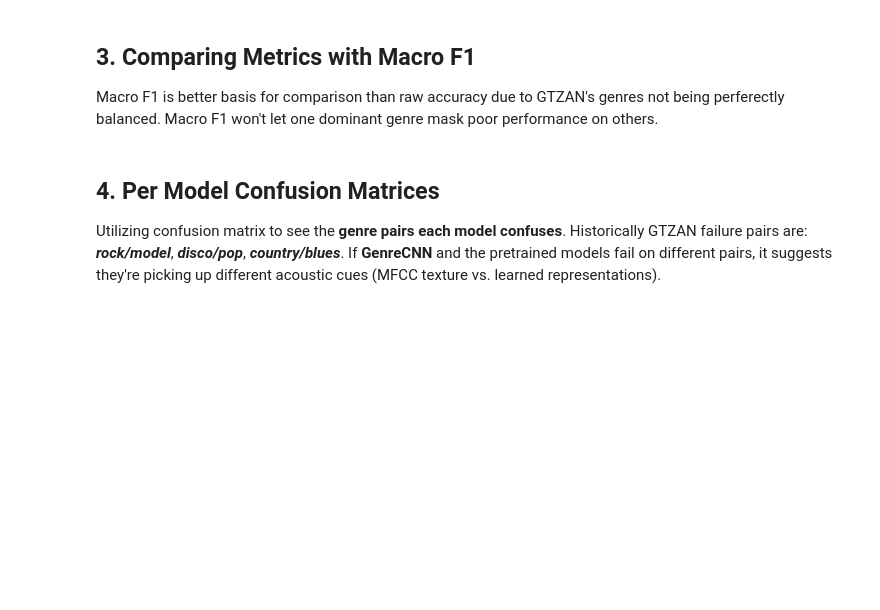
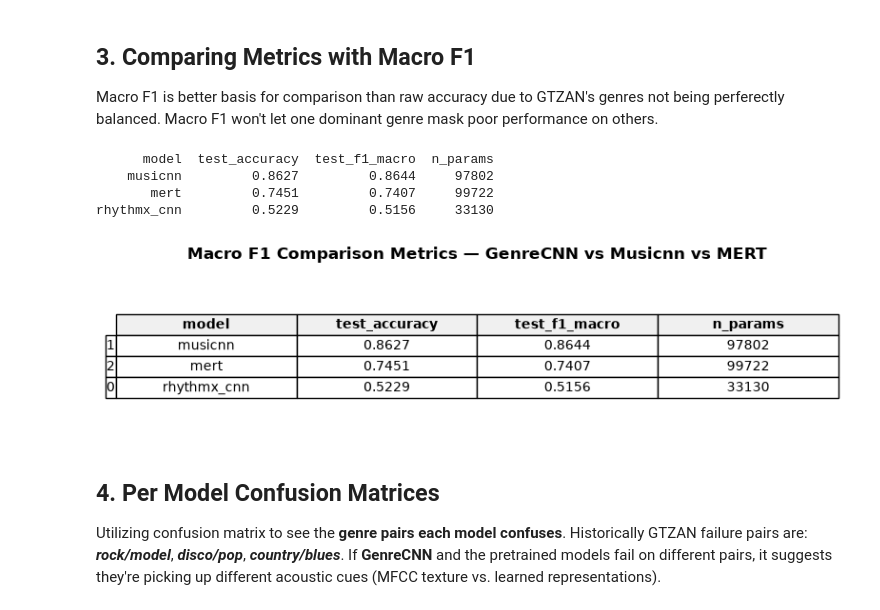
Before and after one commit to winni-datadiva/music-genre-classification, a Jupyter notebook: Code/Sprint4_Model_Comparison.ipynb, the cells around one changed output. Drawn from its saved outputs; the diff is of its cells as text; code cells hidden in the pictures; blank space fills up the shorter version.

Commit message:
Sprint 4 model comparison summary, markdowns & png

```diff
--- a/Code/Sprint4_Model_Comparison.ipynb
+++ b/Code/Sprint4_Model_Comparison.ipynb
@@ -21,11 +21,16 @@ A Multi-Layer Perceptron (MLP) is useful if linear separability looks weak in Op
 # %%
 # Option A: Logistic Regression
 
+import datetime
+import time
 import numpy as np
 import pandas as pd
 from sklearn.linear_model import LogisticRegression
 from sklearn.preprocessing import StandardScaler, LabelEncoder
 from sklearn.metrics import accuracy_score, f1_score, classification_report, confusion_matrix
+
+logreg_train_time = time.time()
+print("Training start:", datetime.datetime.now())
 
 def load_split(model_name, split):
     X = np.load(f"embeddings/{model_name}_{split}.npy")
@@ -47,7 +52,7 @@ def train_logreg_head(model_name, seed=42):
     X_val_s = scaler.transform(X_val)
     X_test_s = scaler.transform(X_test)
 
-    clf = LogisticRegression(max_iter=2000, random_state=seed, multi_class="multinomial")
+    clf = LogisticRegression(max_iter=2000, random_state=seed)
     clf.fit(X_train_s, y_train_enc)
 
     val_preds = clf.predict(X_val_s)
@@ -68,3 +73,13 @@ def train_logreg_head(model_name, seed=42):
 
 musicnn_results = train_logreg_head("musicnn")
 mert_results = train_logreg_head("mert")
+
+print("Musicnn Results:", musicnn_results)
+print("Mert Results:", mert_results)
+
+print("Training end:", datetime.datetime.now())
+
+elapsed_seconds = time.time() - logreg_train_time
+hours, remainder = divmod(int(elapsed_seconds), 3600)
+minutes, seconds = divmod(remainder, 60)
+print(f"Total training time: {hours:02d}h {minutes:02d}m {seconds:02d}s")
@@ -174,19 +380,56 @@ cnn_results = {
 
 Macro F1 is better basis for comparison than raw accuracy due to GTZAN's genres not being perferectly balanced. Macro F1 won't let one dominant genre mask poor performance on others.
 # %%
-all_results = [cnn_results, musicnn_results, mert_results]
+import matplotlib.pyplot as plt
+import seaborn as sns
 
+# Label order consistency check — reuse the encoder already fit in Section 1,
+# don't instantiate a fresh one here
+assert list(musicnn_results["label_encoder"].classes_) == target_names, \
+    "Label order mismatch between CNN and sklearn LabelEncoder!"
+
+all_results = [cnn_results, musicnn_results_mlp, mert_results_mlp]
 summary = pd.DataFrame([
     {
         "model": r["model_name"],
         "test_accuracy": round(r["test_acc"], 4),
         "test_f1_macro": round(r["test_f1_macro"], 4),
         "n_params": r["n_params"],
     }
     for r in all_results
 ]).sort_values("test_f1_macro", ascending=False)
+print(summary.to_string(index=False))
 
-print(summary.to_string(index=False))
+# Saving as a styled table image
+fig, ax = plt.subplots(figsize=(8, 0.4 * len(summary) + 1))
+ax.axis("off")
+table = ax.table(
+    cellText=summary.values,
+    rowLabels=summary.index,
+    colLabels=summary.columns,
+    cellLoc="center",
+    rowLoc="center",
+    loc="center",
+)
+table.auto_set_font_size(False)
+table.set_fontsize(10)
+table.scale(1, 1.5)
+
+for (row, col), cell in table.get_celld().items():
+    if row == 0:
+        cell.set_text_props(weight="bold")
+        cell.set_facecolor("#f0f0f0")
+
+plt.title("Macro F1 Comparison Metrics — GenreCNN vs Musicnn vs MERT", fontsize=12, weight="bold", pad=20)
+plt.tight_layout()
+plt.savefig("macro_f1_summary.png", dpi=200, bbox_inches="tight")
+plt.show()
+# %% [output]
+      model  test_accuracy  test_f1_macro  n_params
+    musicnn         0.8627         0.8644     97802
+       mert         0.7451         0.7407     99722
+rhythmx_cnn         0.5229         0.5156     33130
+[figure, added]
 # %% [markdown]
 ## 4. Per Model Confusion Matrices
 
```
Also changed, not shown: parts of 9 cells of this notebook, 7 other files.
